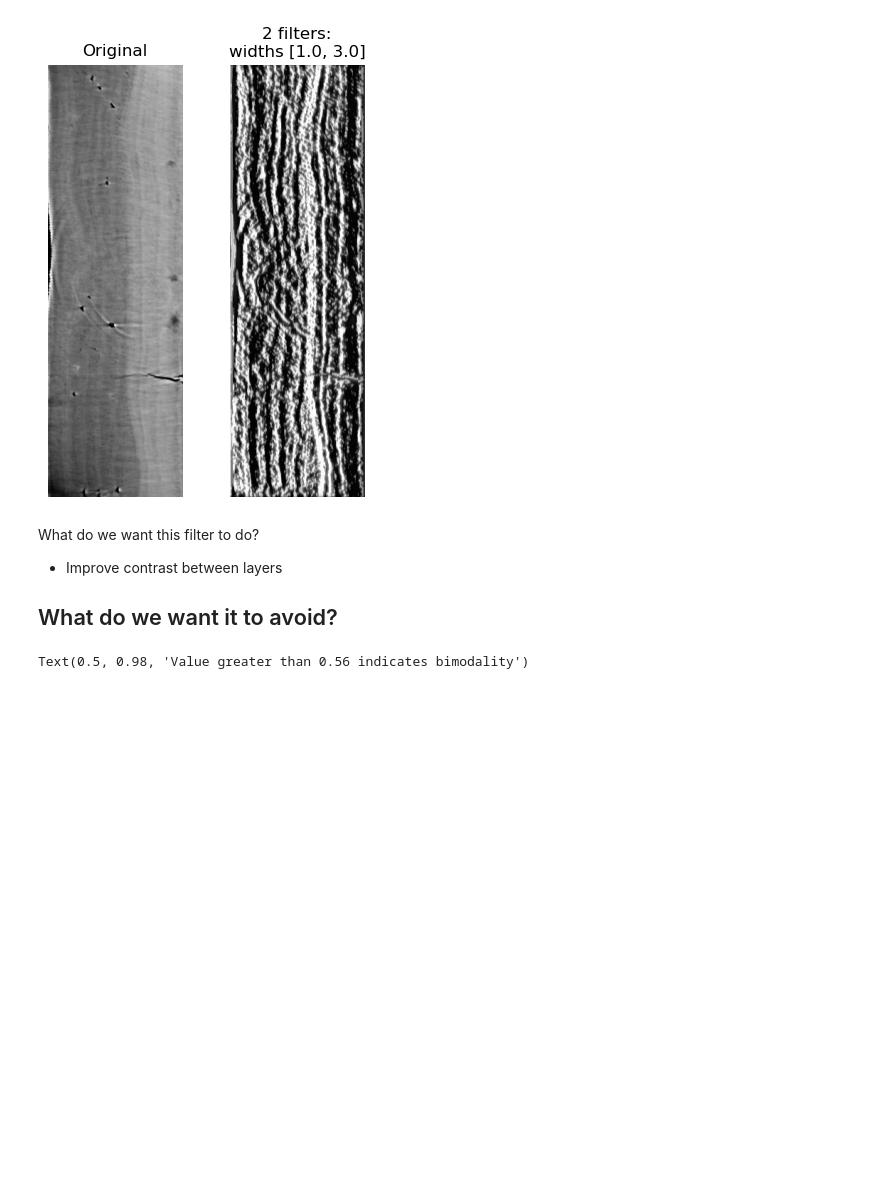
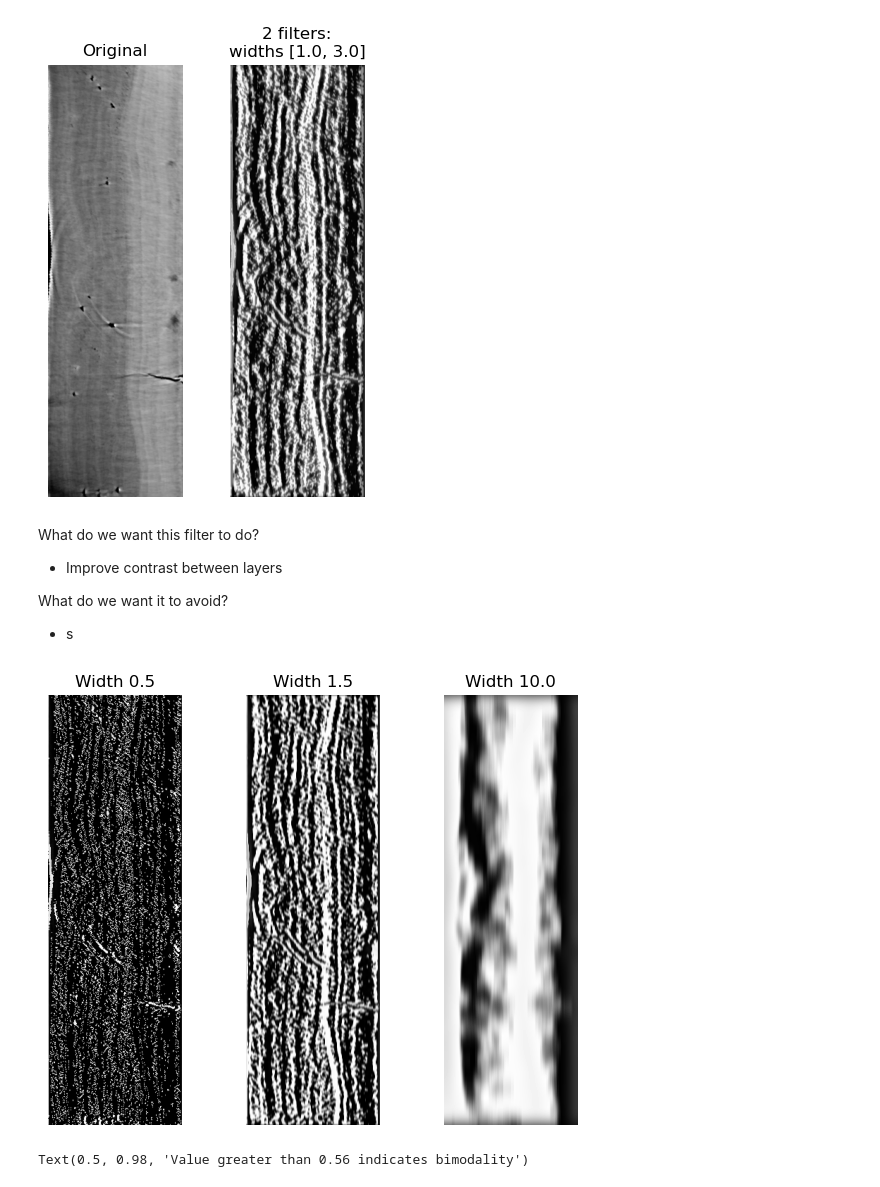
Before and after one commit to JGIBristol/cementum_imaging, a Jupyter notebook: gaussfilter.ipynb, the cells around one changed output. Saved outputs shown, nothing was run; the diff lists cells and outputs as text; code cells hidden in the pictures; blank space fills up the shorter version.

Commit message:
plot filters at different widths

```diff
--- a/gaussfilter.ipynb
+++ b/gaussfilter.ipynb
@@ -78,7 +78,27 @@ What do we want this filter to do?
 - Improve contrast between layers
 
 What do we want it to avoid?
--
+- s
+# %%
+"""
+Plot narrow and wide filters
+
+"""
+fig, axes = plt.subplots(1, 3)
+widths = [0.5, 1.5, 10.0]
+
+# Show the
+
+# Show the images
+for width, axis in zip(widths, axes):
+    axis.set_title(f"Width {width}")
+    axis.imshow(filter.steerable_filter(image, theta=0, sigma=width), cmap="grey")
+    axis.set_axis_off()
+
+fig.tight_layout()
+fig.savefig(f"{img_dir}/filter_widths.png", bbox_inches="tight")
+# %% [output]
+[figure, added]
 # %%
 """
 Plot histograms and indicate the interquartile range
```
